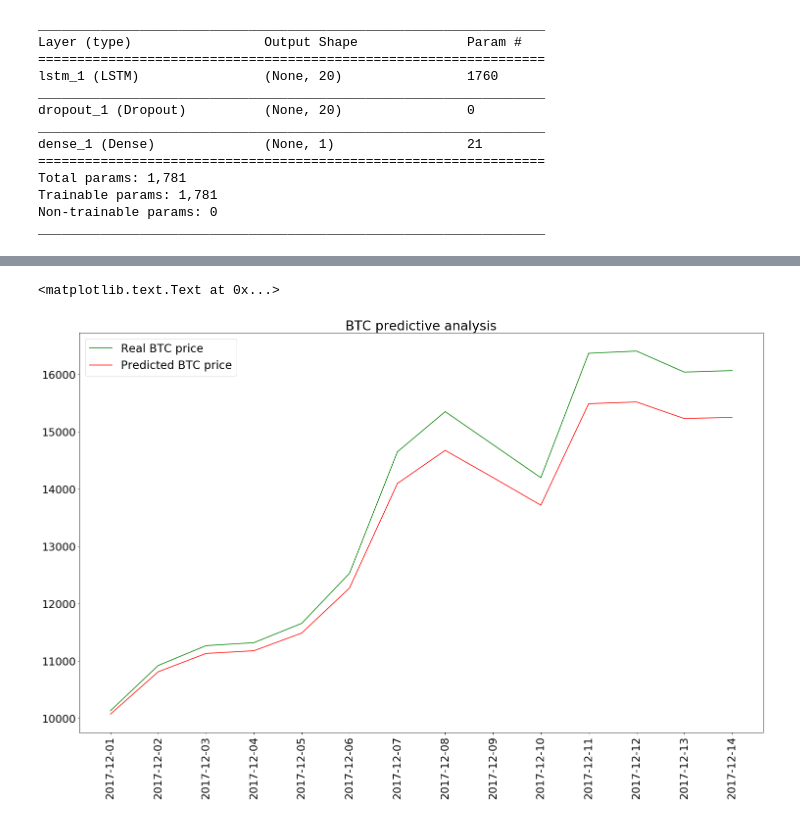
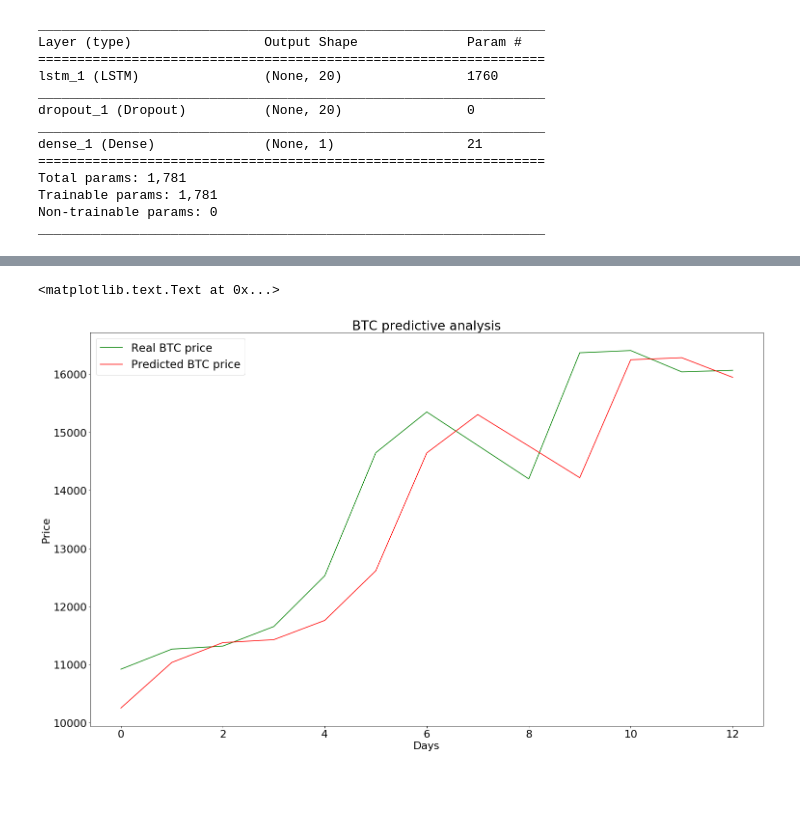
Before and after one commit to harshitajasthi/Machine-Learning---Bitcoin-Prediction, a Jupyter notebook: Bitcoin Price Analysis-Copy1.ipynb, the cells around one changed output, grey strips where cells are left out. Cells and saved outputs as stored; diff of their text form; code cells hidden in the pictures; blank space fills up the shorter version.

```diff
--- a/Bitcoin Price Analysis-Copy1.ipynb
+++ b/Bitcoin Price Analysis-Copy1.ipynb
@@ -149,11 +210,11 @@ from keras.layers import LSTM
 model = Sequential()
 
 
-model.add(LSTM(20,input_shape=(None , 1)))
+model.add(LSTM(20,input_shape=(trainX.shape[1], trainX.shape[2])))
 model.add(Dropout(1e-7))
-model.add(Dense(1, activation = 'linear'))
+model.add(Dense(1))
 
 
-opt = SGD(lr=0.01)
+#opt = SGD(lr=0.01)
 #model.compile(loss = "categorical_crossentropy", optimizer = opt
 model.compile(optimizer='adam',loss='mse')
@@ -173,5 +236,3 @@ Total params: 1,781
 Trainable params: 1,781
 Non-trainable params: 0
 _________________________________________________________________
-# %%
-model.fit(X, Ytrain, epochs=50, batch_size=5)
@@ -200,0 +239,2 @@ Xtest = np.reshape(Xtest,(len(Xtest),1,1))
+# %%
+model.fit(trainX, trainY, epochs=300, batch_size=50 , validation_data=(testX,testY))
@@ -201,3 +264,5 @@ Xtest = np.reshape(Xtest,(len(Xtest),1,1))
 # %%
-predictedvalues = model.predict(Xtest)
-predictedvalues = sc.inverse_transform(predictedvalues)
+predictedvalues = model.predict(testX)
+predictedvalues_actual = sc.inverse_transform(predictedvalues)
+testY_actual = sc.inverse_transform(testY)
+predictedvalues
@@ -204,13 +283,11 @@ predictedvalues = sc.inverse_transform(predictedvalues)
 # %%
 plt.figure(figsize=(25,15))
-plt.plot(test.values , color ='green' , label="Real BTC price")
-plt.plot(predictedvalues , color ='red' , label="Predicted BTC price")
-df_test = test.reset_index()
-x=df_test.index
-labels = df_test['date']
-plt.xticks(x, labels, rotation = 'vertical')
+plt.plot(testY_actual , color ='green' , label="Real BTC price")
+plt.plot(predictedvalues_actual , color ='red' , label="Predicted BTC price")
+plt.xlabel("Days")
+plt.ylabel("Price")
 plt.legend(loc=2, prop={'size': 23})
 plt.title("BTC predictive analysis")
 # %% [output]
 <matplotlib.text.Text at 0x...>
-[figure, old version]
+[figure, new version]
```
Also changed, not shown: parts of 26 cells of this notebook, 1 other file.
